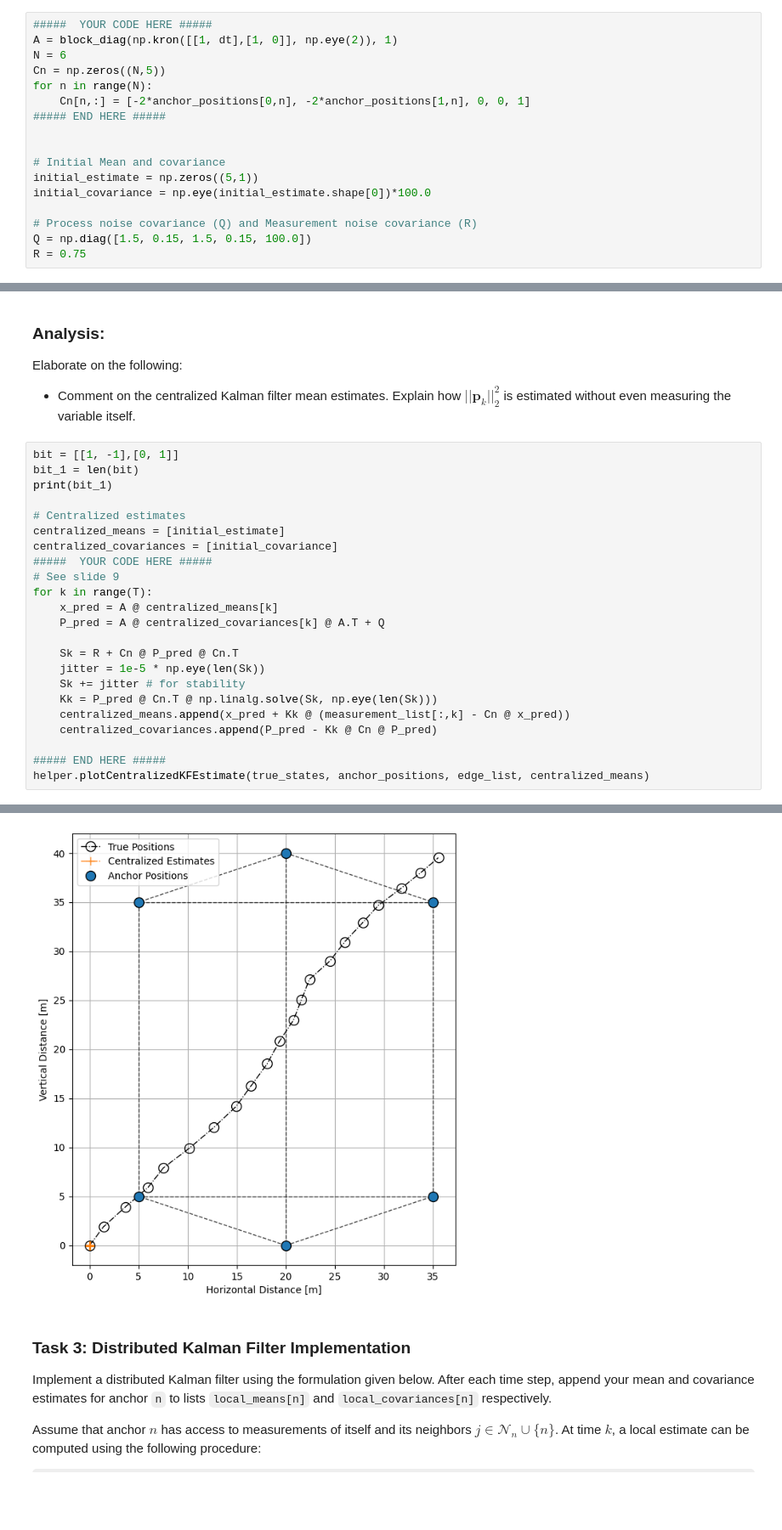
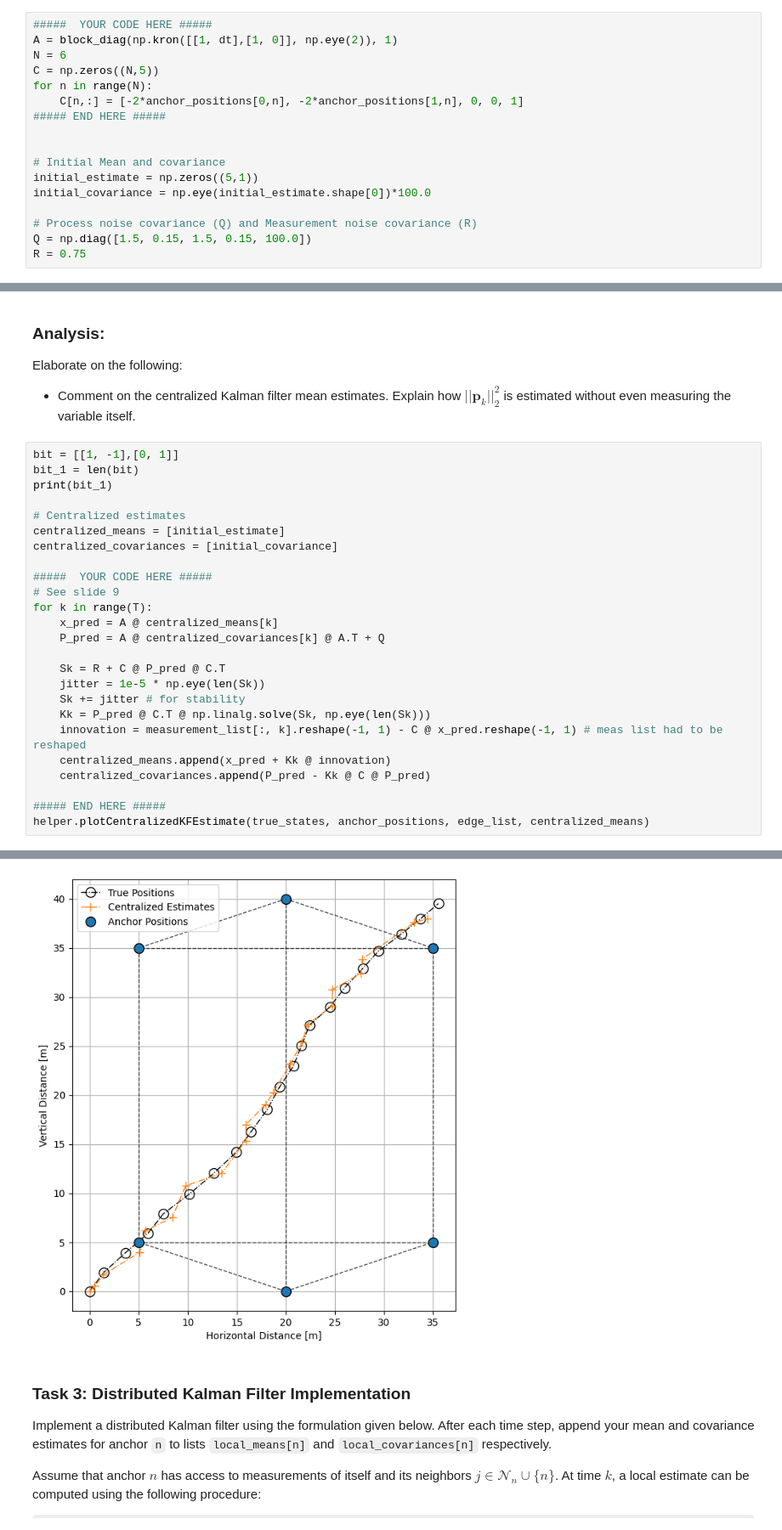
Before and after one commit to jackh1nes/PSF_Assignments, a Jupyter notebook: Assignment 4/assignment4_students/assignment4_10.ipynb, the cells around one changed output, grey strips where cells are left out. Shown at 85% size. Saved outputs shown, nothing was run; the diff lists cells and outputs as text; some formulas as TeX source; blank space fills up the shorter version.

Commit message:
fixed centralized KF

```diff
--- a/Assignment 4/assignment4_students/assignment4_10.ipynb
+++ b/Assignment 4/assignment4_students/assignment4_10.ipynb
@@ -124,9 +127,9 @@ Elaborate on the following:
 #####  YOUR CODE HERE #####
 A = block_diag(np.kron([[1, dt],[1, 0]], np.eye(2)), 1)
 N = 6
-Cn = np.zeros((N,5))
+C = np.zeros((N,5))
 for n in range(N):
-    Cn[n,:] = [-2*anchor_positions[0,n], -2*anchor_positions[1,n], 0, 0, 1]
+    C[n,:] = [-2*anchor_positions[0,n], -2*anchor_positions[1,n], 0, 0, 1]
 ##### END HERE #####
 
 
@@ -157,18 +160,20 @@ print(bit_1)
 # Centralized estimates
 centralized_means = [initial_estimate]
 centralized_covariances = [initial_covariance]
+
 #####  YOUR CODE HERE #####
 # See slide 9
 for k in range(T):
     x_pred = A @ centralized_means[k]
     P_pred = A @ centralized_covariances[k] @ A.T + Q
 
-    Sk = R + Cn @ P_pred @ Cn.T
+    Sk = R + C @ P_pred @ C.T
     jitter = 1e-5 * np.eye(len(Sk))
     Sk += jitter # for stability
-    Kk = P_pred @ Cn.T @ np.linalg.solve(Sk, np.eye(len(Sk)))
-    centralized_means.append(x_pred + Kk @ (measurement_list[:,k] - Cn @ x_pred))
-    centralized_covariances.append(P_pred - Kk @ Cn @ P_pred)
+    Kk = P_pred @ C.T @ np.linalg.solve(Sk, np.eye(len(Sk)))
+    innovation = measurement_list[:, k].reshape(-1, 1) - C @ x_pred.reshape(-1, 1) # meas list had to be reshaped
+    centralized_means.append(x_pred + Kk @ innovation)
+    centralized_covariances.append(P_pred - Kk @ C @ P_pred)
 
 ##### END HERE #####
 helper.plotCentralizedKFEstimate(true_states, anchor_positions, edge_list, centralized_means)
@@ -193,4 +182,4 @@ helper.plotCentralizedKFEstimate(true_states, anchor_positions, edge_list, centr
-[figure, old version]
+[figure, new version]
 # %% [markdown]
 ### Task 3: Distributed Kalman Filter Implementation
 Implement a distributed Kalman filter using the formulation given below. After each time step, append your mean and covariance estimates for anchor `n` to lists `local_means[n]` and `local_covariances[n]` respectively.
```
Also changed, not shown: parts of 2 cells of this notebook.
